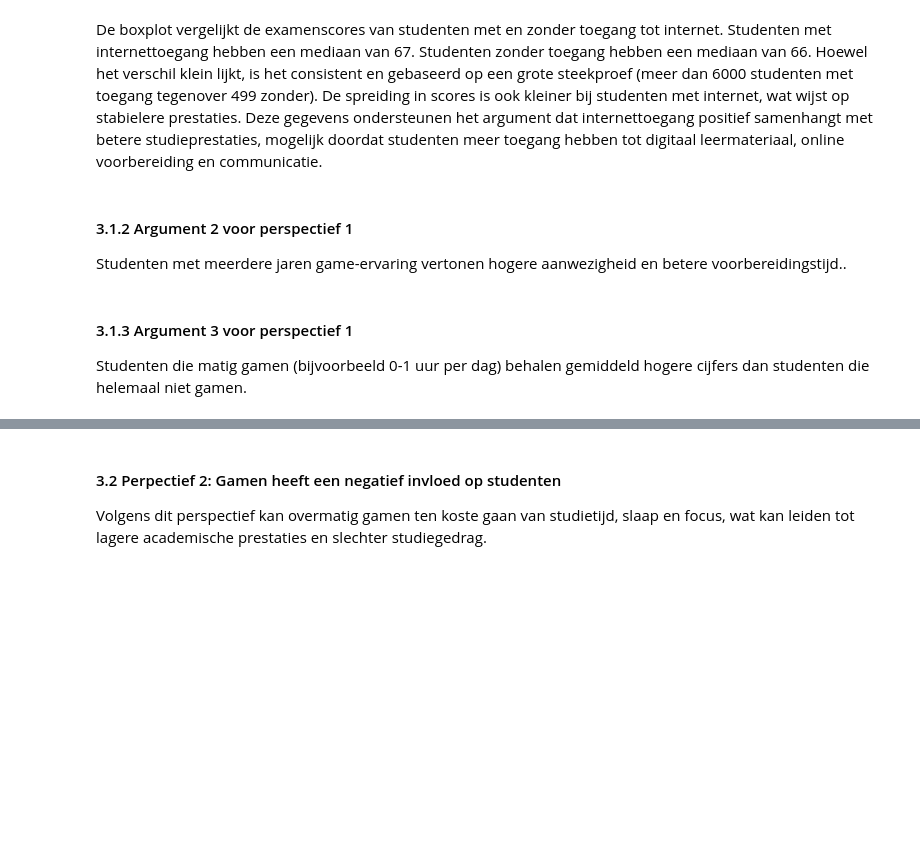
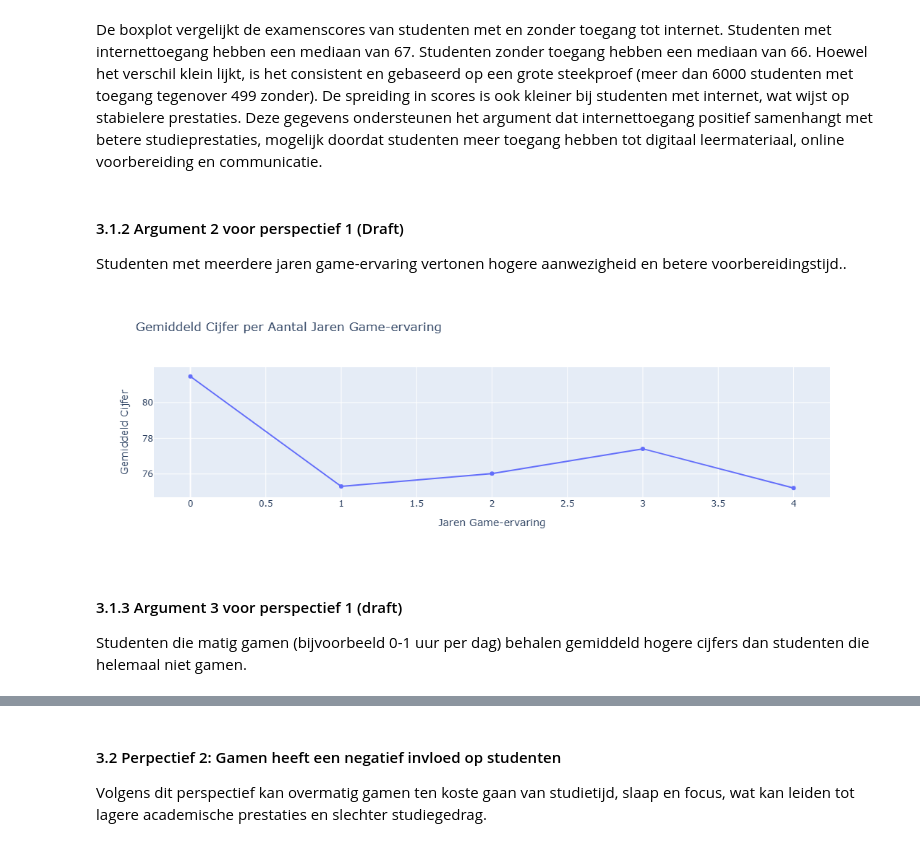
Before and after one commit to EfeKarataz/Information-Visualization-Group-7, a Jupyter notebook: Project/InfoVis_Drafts.ipynb, the cells around one changed output, grey strips where cells are left out. Saved outputs shown, nothing was run; the diff lists cells and outputs as text; code cells hidden in the pictures; blank space fills up the shorter version.

```diff
--- a/Project/InfoVis_Drafts.ipynb
+++ b/Project/InfoVis_Drafts.ipynb
@@ -98,10 +98,43 @@ fig.show()
 # %% [markdown]
 De boxplot vergelijkt de examenscores van studenten met en zonder toegang tot internet. Studenten met internettoegang hebben een mediaan van 67. Studenten zonder toegang hebben een mediaan van 66. Hoewel het verschil klein lijkt, is het consistent en gebaseerd op een grote steekproef (meer dan 6000 studenten met toegang tegenover 499 zonder). De spreiding in scores is ook kleiner bij studenten met internet, wat wijst op stabielere prestaties. Deze gegevens ondersteunen het argument dat internettoegang positief samenhangt met betere studieprestaties, mogelijk doordat studenten meer toegang hebben tot digitaal leermateriaal, online voorbereiding en communicatie.
 # %% [markdown]
-#### 3.1.2 Argument 2 voor perspectief 1
+#### 3.1.2 Argument 2 voor perspectief 1 (Draft)
 
 Studenten met meerdere jaren game-ervaring vertonen hogere aanwezigheid en betere voorbereidingstijd..
+# %%
+import pandas as pd
+import plotly.express as px
+
+# 📥 Laad je dataset in
+df3 = pd.read_csv("gameandgrade.csv")  # Zorg dat dit bestand in dezelfde map staat
+
+# 🔢 Converteer naar numeriek (als er strings tussen staan)
+df3["Playing Years"] = pd.to_numeric(df3["Playing Years"], errors="coerce")
+df3["Grade"] = pd.to_numeric(df3["Grade"], errors="coerce")
+
+# 🧹 Verwijder rijen met ontbrekende waarden
+df3_clean = df3.dropna(subset=["Playing Years", "Grade"])
+
+# 📊 Bereken het gemiddelde cijfer per jaar
+avg_grade_by_years = df3_clean.groupby("Playing Years")["Grade"].mean().reset_index()
+
+# 📈 Visualiseer de lijnplot
+fig = px.line(
+    avg_grade_by_years,
+    x="Playing Years",
+    y="Grade",
+    markers=True,
+    title="Gemiddeld Cijfer per Aantal Jaren Game-ervaring",
+    labels={
+        "Playing Years": "Jaren Game-ervaring",
+        "Grade": "Gemiddeld Cijfer"
+    }
+)
+
+fig.show()
+# %% [output]
+[figure, added]
 # %% [markdown]
-#### 3.1.3 Argument 3 voor perspectief 1
+#### 3.1.3 Argument 3 voor perspectief 1 (draft)
 
 Studenten die matig gamen (bijvoorbeeld 0-1 uur per dag) behalen gemiddeld hogere cijfers dan studenten die helemaal niet gamen.
```
Also changed, not shown: parts of 7 cells of this notebook.
